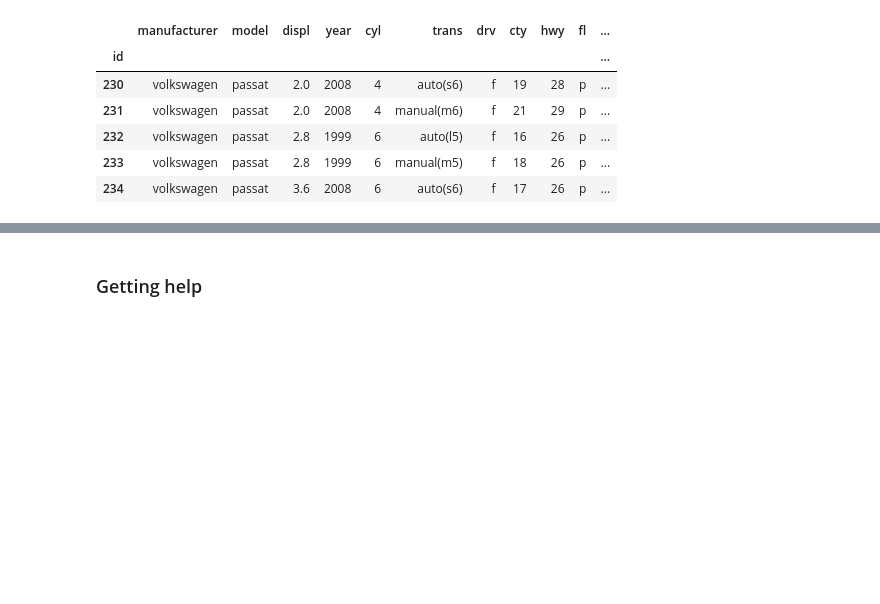
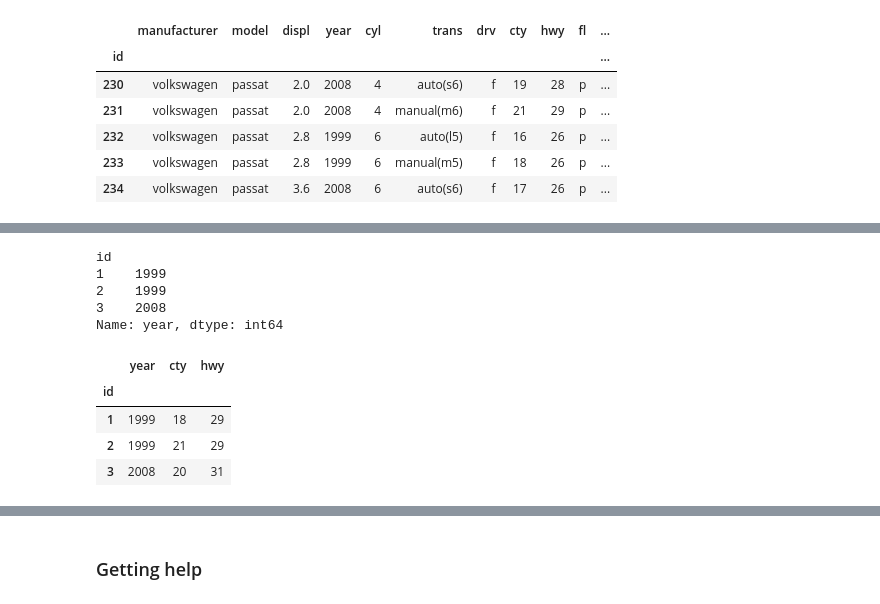
Before and after one commit to jcanoj/cursos.intro-Data-Science-Python, a Jupyter notebook: more_examples.ipynb, the cells around one changed output, grey strips where cells are left out. Cells and saved outputs as stored; diff of their text form; code cells hidden in the pictures; blank space fills up the shorter version.

```diff
--- a/more_examples.ipynb
+++ b/more_examples.ipynb
@@ -49 +70,20 @@ cars.tail()
+# %%
+# we can chain both
+# and it works no matter which direction we do it
+cars ['year'][:3]
+# %% [output]
+id
+1    1999
+2    1999
+3    2008
+Name: year, dtype: int64
+# %%
+# in the same way we can slice multiple columns
+cars[['year','cty','hwy']][:3]
+# %% [output]
+|  | year | cty | hwy |
+| id |  |  |  |
+| 1 | 1999 | 18 | 29 |
+| 2 | 1999 | 21 | 29 |
+| 3 | 2008 | 20 | 31 |
 # %%
```
Also changed, not shown: parts of 5 cells of this notebook, 2 other files.
